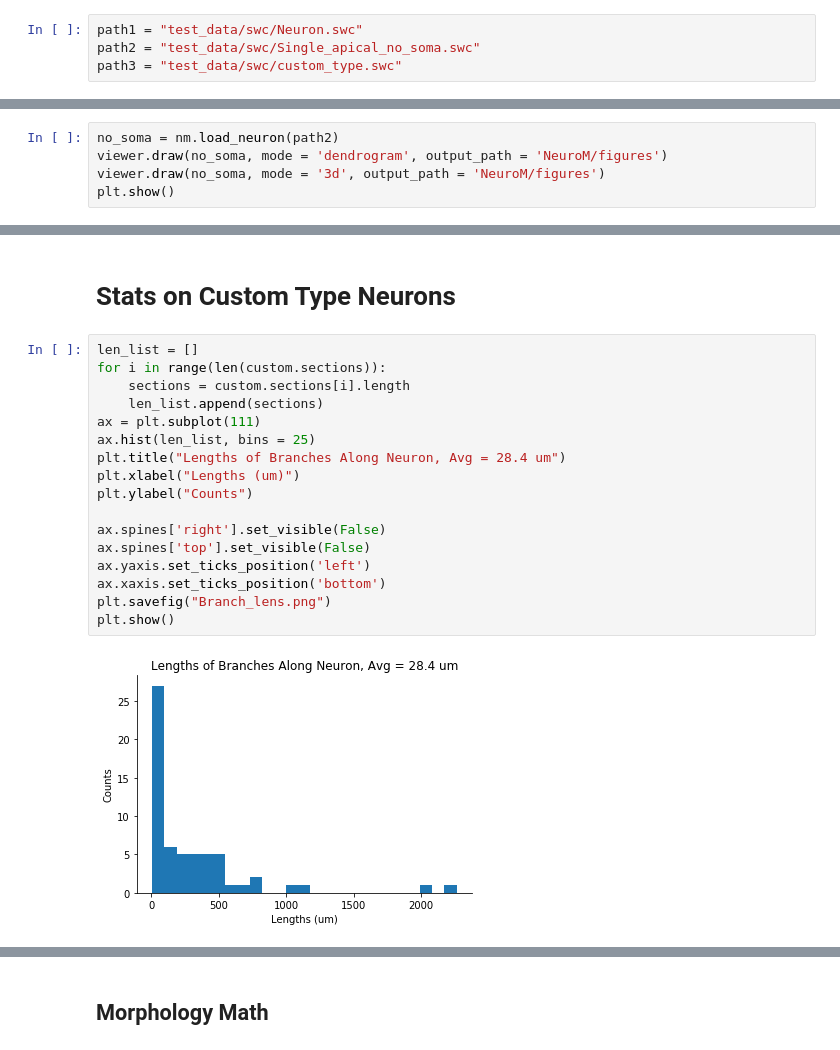
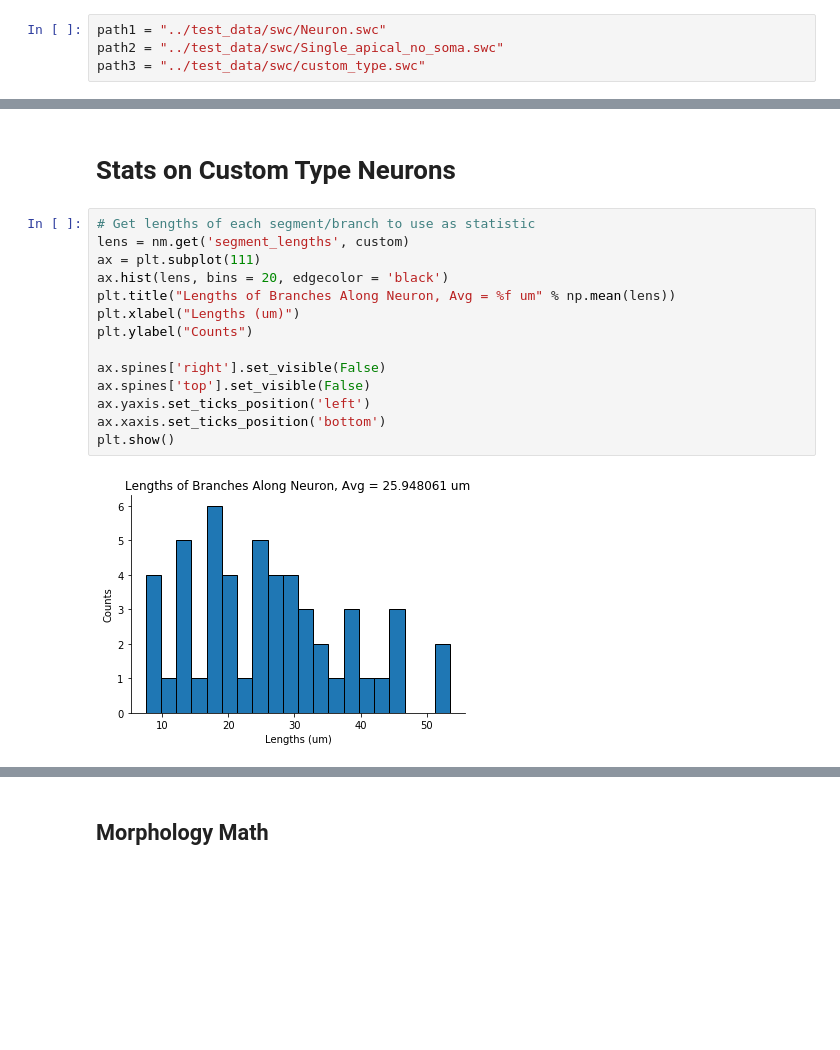
Before and after one commit to NeuroDataDesign/NeuroM, a Jupyter notebook: ipynb/NeuroM_tests.ipynb, the cells around one changed output, grey strips where cells are left out. Drawn from its saved outputs; the diff is of its cells as text; blank space fills up the shorter version.

```diff
--- a/ipynb/NeuroM_tests.ipynb
+++ b/ipynb/NeuroM_tests.ipynb
@@ -12,9 +14,9 @@ from neurom import morphmath, stats
 # %% [markdown]
 # Reading in Abnormal SWC data (Missing soma and non-standard labels)
 # %%
-path1 = "test_data/swc/Neuron.swc"
-path2 = "test_data/swc/Single_apical_no_soma.swc"
-path3 = "test_data/swc/custom_type.swc"
+path1 = "../test_data/swc/Neuron.swc"
+path2 = "../test_data/swc/Single_apical_no_soma.swc"
+path3 = "../test_data/swc/custom_type.swc"
 # %% [markdown]
 ## Standard Neuron
 # %%
@@ -30,5 +32,0 @@ plt.show()
-# %%
-no_soma = nm.load_neuron(path2)
-viewer.draw(no_soma, mode = 'dendrogram', output_path = 'NeuroM/figures')
-viewer.draw(no_soma, mode = '3d', output_path = 'NeuroM/figures')
-plt.show()
@@ -58,23 +48,20 @@ No soma found, setting soma at first row
 # %% [markdown]
 # Stats on Custom Type Neurons
 # %%
-len_list = []
-for i in range(len(custom.sections)):
-    sections = custom.sections[i].length
-    len_list.append(sections)
+# Get lengths of each segment/branch to use as statistic
+lens = nm.get('segment_lengths', custom)
 ax = plt.subplot(111)
-ax.hist(len_list, bins = 25)
-plt.title("Lengths of Branches Along Neuron, Avg = 28.4 um")
+ax.hist(lens, bins = 20, edgecolor = 'black')
+plt.title("Lengths of Branches Along Neuron, Avg = %f um" % np.mean(lens))
 plt.xlabel("Lengths (um)")
 plt.ylabel("Counts")
 
 ax.spines['right'].set_visible(False)
 ax.spines['top'].set_visible(False)
 ax.yaxis.set_ticks_position('left')
 ax.xaxis.set_ticks_position('bottom')
-plt.savefig("Branch_lens.png")
 plt.show()
 # %% [output]
-[figure, old version]
+[figure, new version]
 # %%
 frags_list = []
```
Also changed, not shown: parts of 24 cells of this notebook, 1 other file.
